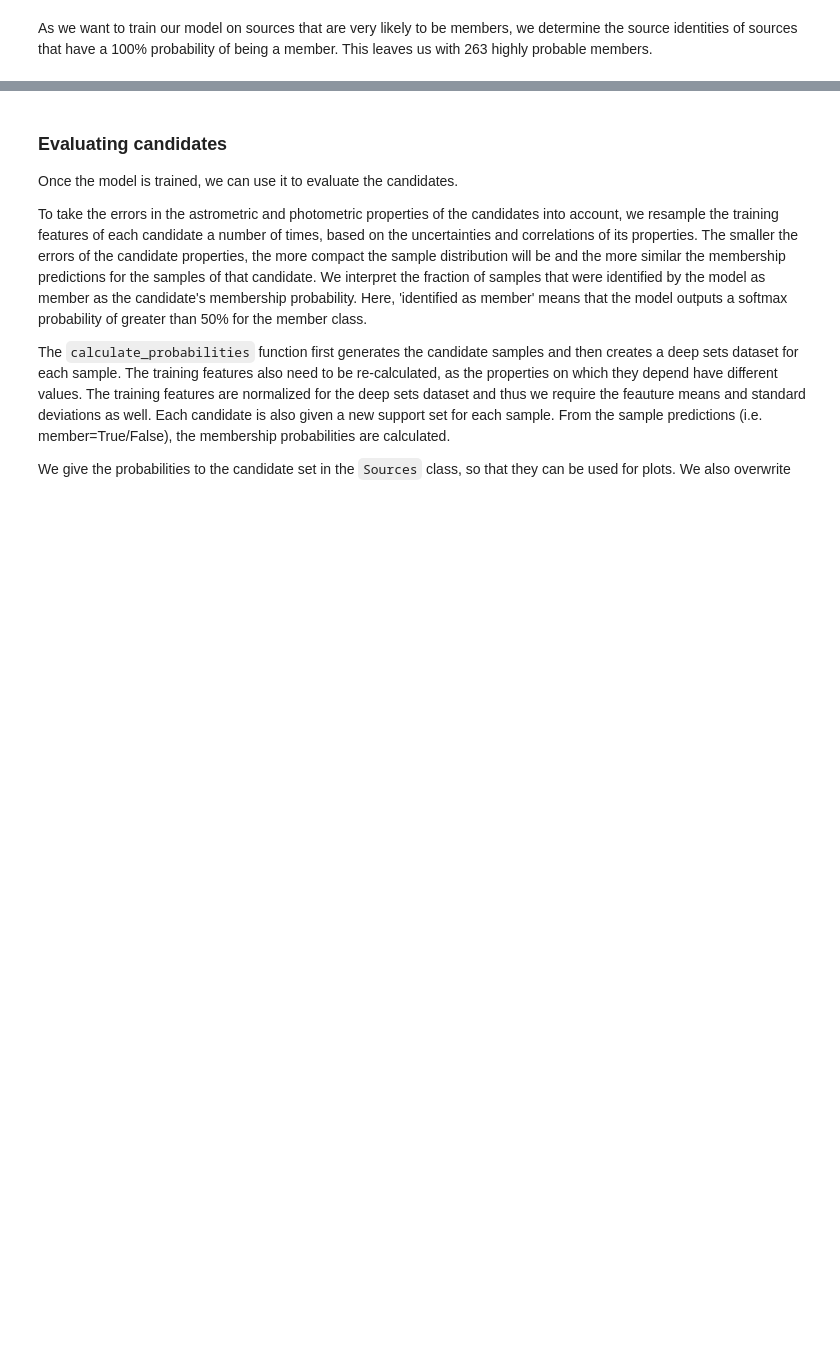
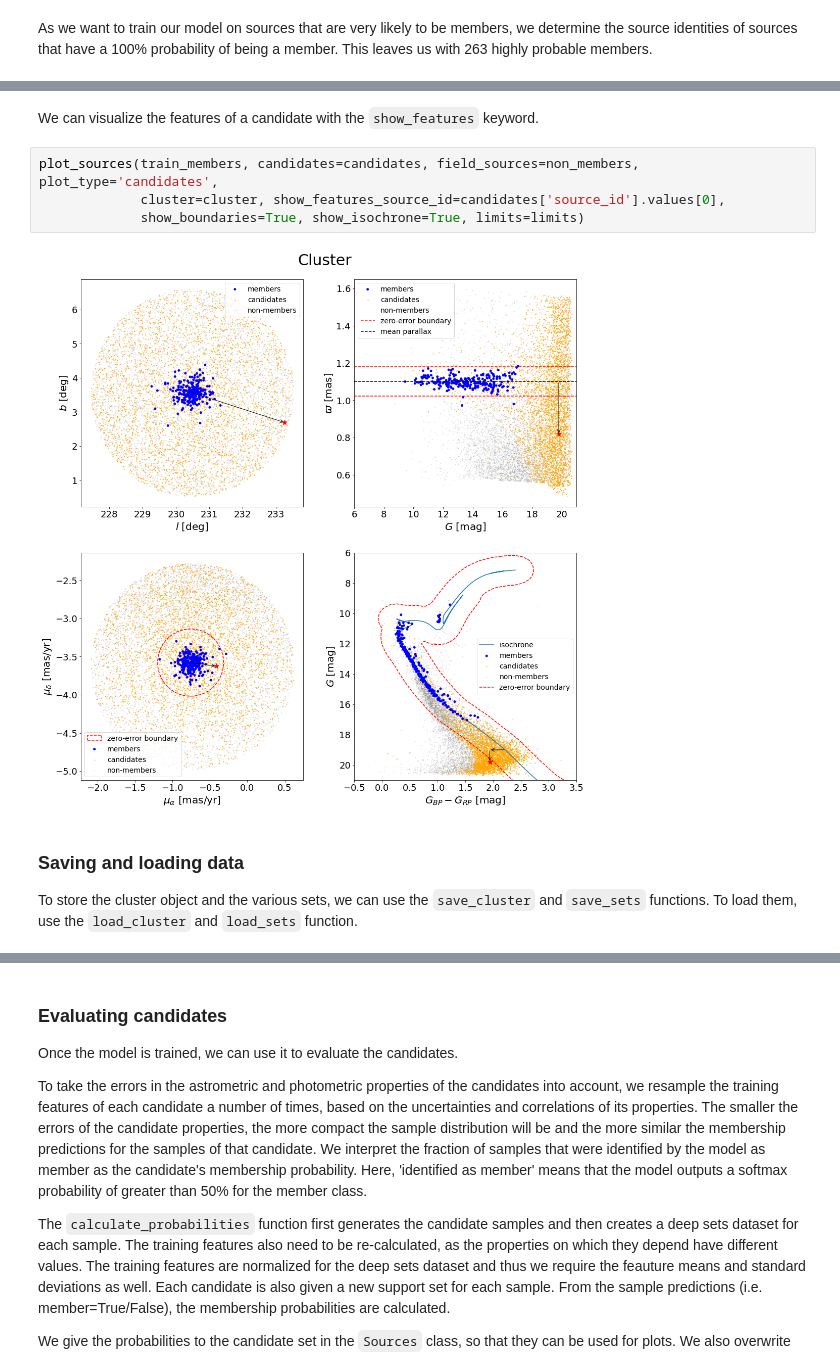
Before and after one commit to MGJvanGroeningen/gaia_oc_amd, a Jupyter notebook: tutorial.ipynb, the cells around one changed output, grey strips where cells are left out. Saved outputs shown, nothing was run; the diff lists cells and outputs as text; blank space fills up the shorter version.

```diff
--- a/tutorial.ipynb
+++ b/tutorial.ipynb
@@ -386,0 +274,12 @@ plot_loss_accuracy(metrics, model_save_dir)
+# %% [markdown]
+ We can visualize the features of a candidate with the `show_features` keyword.
+# %%
+plot_sources(train_members, candidates=candidates, field_sources=non_members, plot_type='candidates',
+             cluster=cluster, show_features_source_id=candidates['source_id'].values[0],
+             show_boundaries=True, show_isochrone=True, limits=limits)
+# %% [output]
+[figure, added]
+# %% [markdown]
+### Saving and loading data
+
+To store the cluster object and the various sets, we can use the `save_cluster` and `save_sets` functions. To load them, use the `load_cluster` and `load_sets` function.
```
Also changed, not shown: parts of 75 cells of this notebook.
